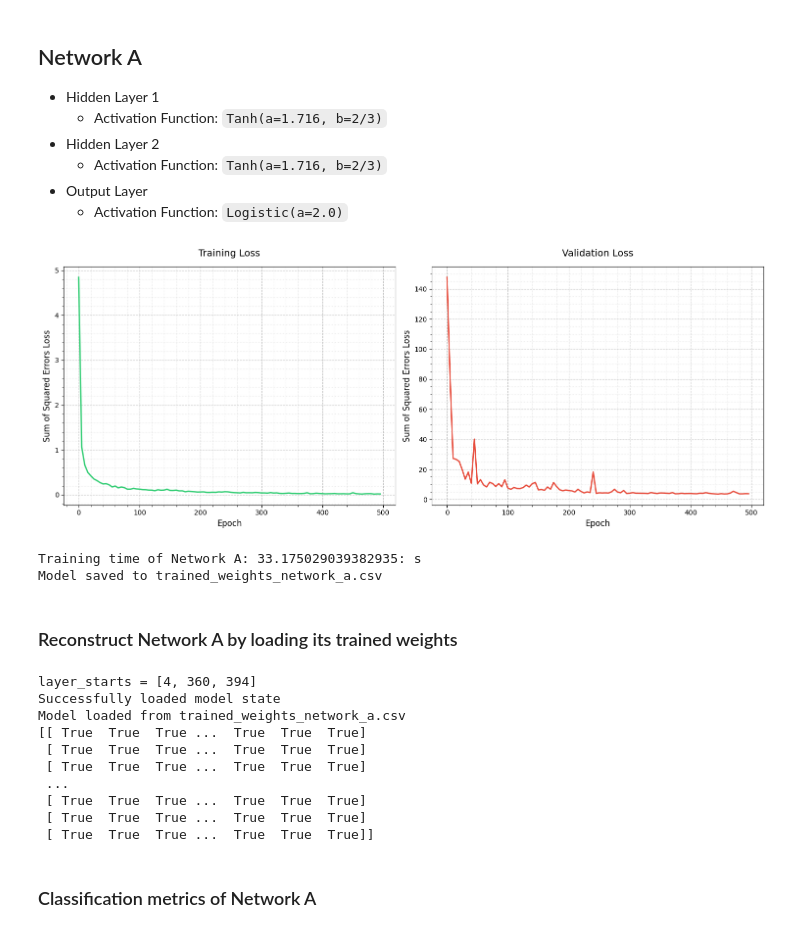
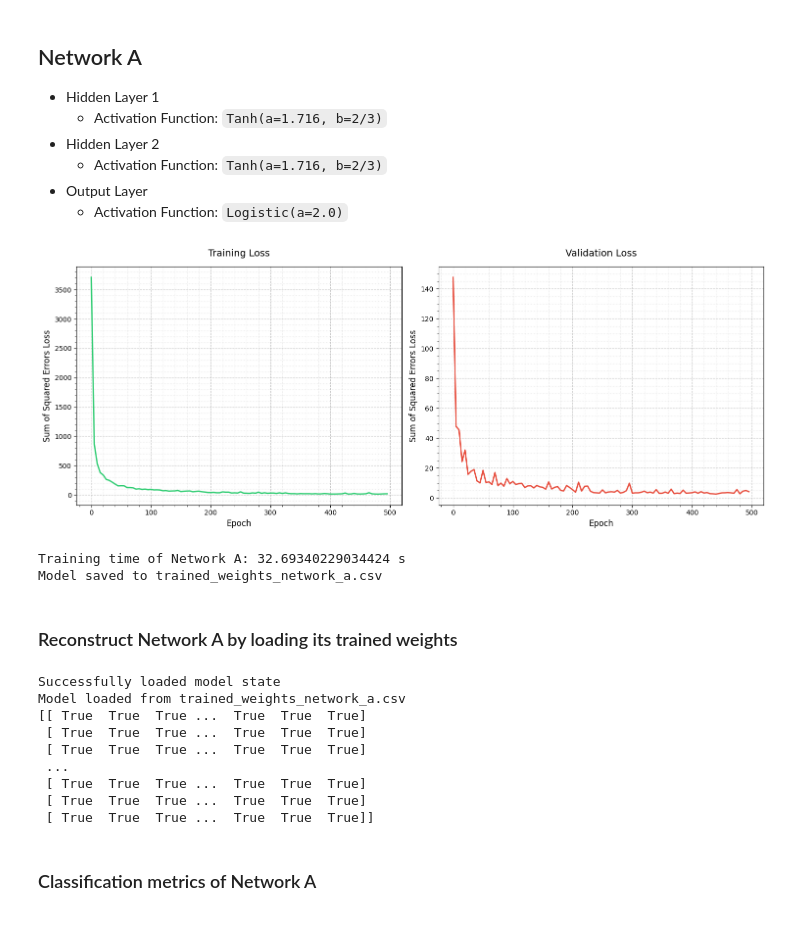
Before and after one commit to lendl-uy/ai201, a Jupyter notebook: programming_hw_3/ai201_pa3_jan_lendl_uy.ipynb, the cells around one changed output. Drawn from its saved outputs; the diff is of its cells as text; code cells hidden in the pictures.

```diff
--- a/programming_hw_3/ai201_pa3_jan_lendl_uy.ipynb
+++ b/programming_hw_3/ai201_pa3_jan_lendl_uy.ipynb
@@ -242,6 +262,6 @@ class Linear:
 # %%
 class Logistic():
-    """Logistic (sigmoid) activation function: sigma(x) = 1/(1 + exp(-ax))"""
+    """Logistic/sigmoid activation function: sigma(x) = 1/(1 + exp(-ax))"""
 
     def __init__(self, a=1.0):
         self.a = a
@@ -824,28 +865,28 @@ class MLP:
 # %%
 input_size = X_train.shape[1]
 output_size = y_train.shape[1]
 network_a_activations=[Tanh(a=1.716, b=2/3),
              Tanh(a=1.716, b=2/3),
              Logistic(a=2.0)]
 
 network_a = MLP(
                 learning_rate=1e-3,
                 input_size=input_size,
                 output_size=output_size,
                 hidden_sizes=[32, 32],
                 activations=network_a_activations
             )
 
 # Train Network A and get the training time
 start_time = time.time()
 network_a.train(X_train, y_train, X_val, y_val, n_epochs=500)
-print(f"Training time of Network A: {time.time() - start_time}: s")
+print(f"Training time of Network A: {time.time() - start_time} s")
 
 # Save the trained weights of Network A
-network_a.save_model(NETWORK_A_WEIGHTS)
+save_model(network_a, NETWORK_A_WEIGHTS)
 # %% [output]
-[figure, old version]
+[figure, new version]
-Training time of Network A: 33.175029039382935: s
+Training time of Network A: 32.69340229034424 s
 Model saved to trained_weights_network_a.csv
 # %% [markdown]
 ### Reconstruct Network A by loading its trained weights
@@ -857,7 +898,7 @@ loaded_network_a = MLP(
                 hidden_sizes=[32, 32],
                 activations=network_a_activations
             )
-loaded_network_a.load_model(NETWORK_A_WEIGHTS)
+load_model(loaded_network_a, NETWORK_A_WEIGHTS)
 
 # Sanity Check: Confirm that the loaded network is correct
 print(network_a.forward(X_val) == loaded_network_a.forward(X_val))
@@ -865,7 +906,6 @@ print(network_a.forward(X_val) == loaded_network_a.forward(X_val))
 # Perform inference on the validation set for metrics
 y_val_pred_network_a = loaded_network_a.forward(X_val)
 # %% [output]
-layer_starts = [4, 360, 394]
 Successfully loaded model state
 Model loaded from trained_weights_network_a.csv
 [[ True  True  True ...  True  True  True]
```
Also changed, not shown: parts of 27 cells of this notebook, 4 other files.
